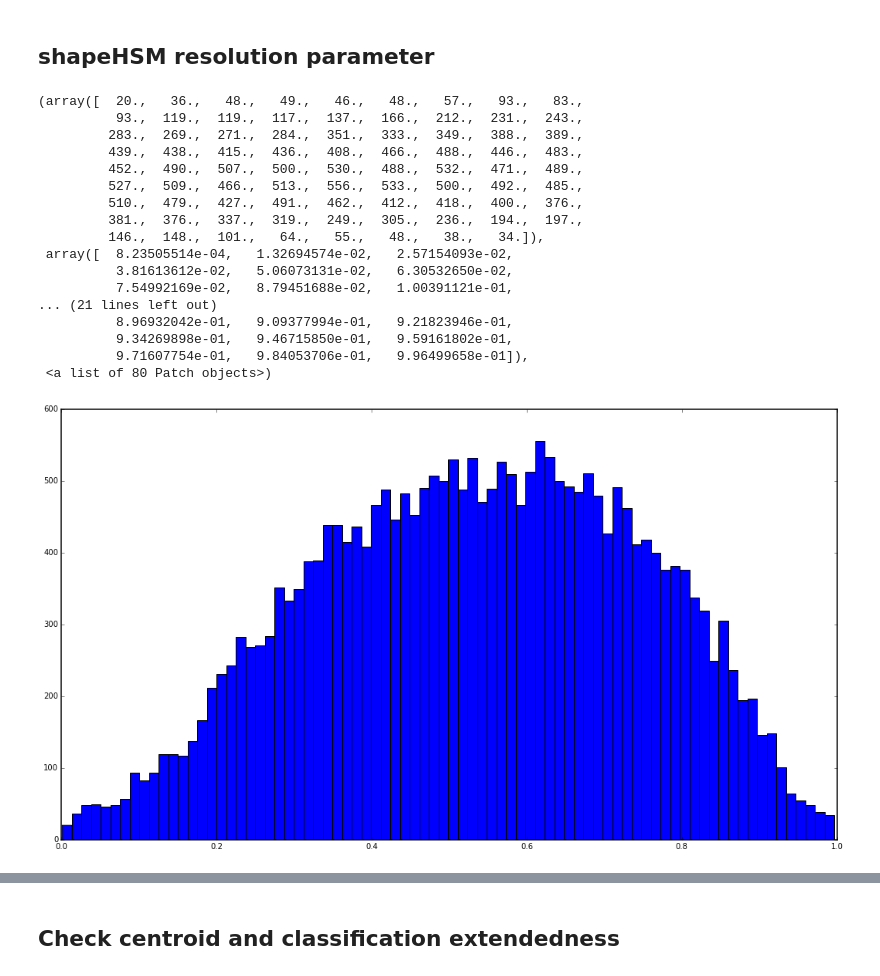
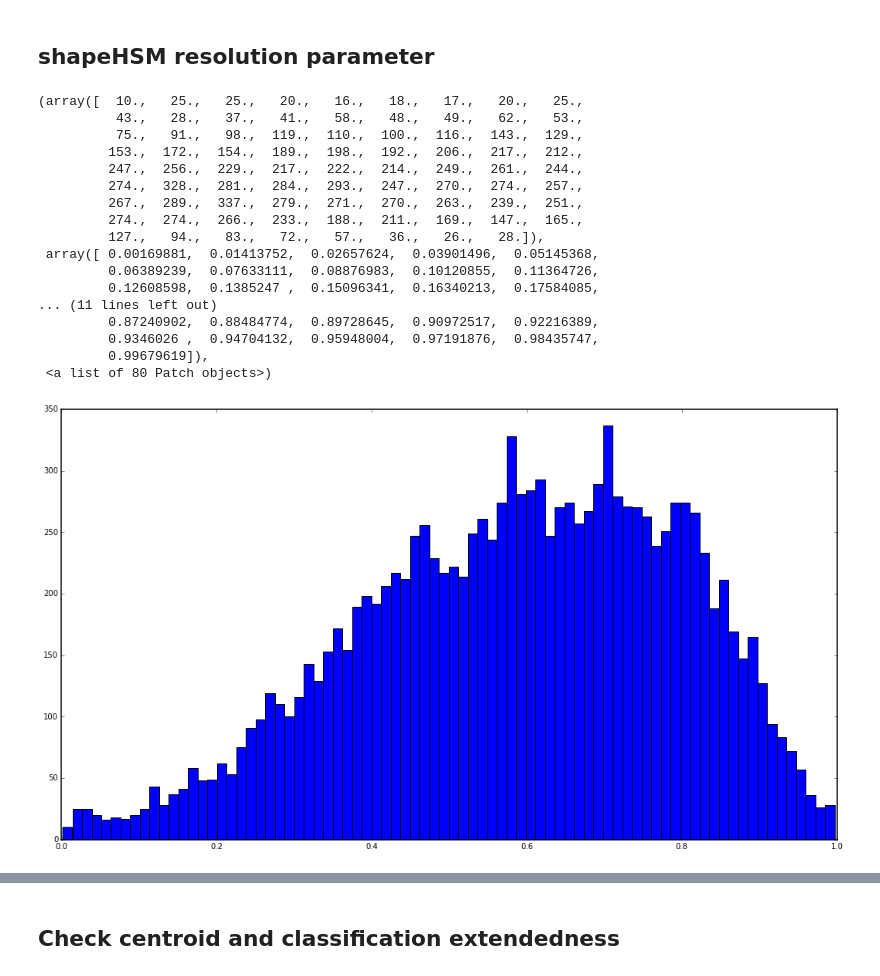
Before and after one commit to lsst-france/LSST_notebooks, a Jupyter notebook: cluster_CL0016.ipynb, the cells around one changed output, grey strips where cells are left out. Saved outputs shown, nothing was run; the diff lists cells and outputs as text; code cells hidden in the pictures.

```diff
--- a/cluster_CL0016.ipynb
+++ b/cluster_CL0016.ipynb
@@ -79,9 +79,12 @@ for i, patch in enumerate(patchList) :
         magI = []
         e1R = []
         e2R = []
+        e1I = []
+        e2I = []
         raSrc = []
         decSrc = []
-        res = []
+        res_i = []
+        res_r = []
         xSrc = []
         ySrc = []
 
@@ -104,7 +107,7 @@ for i, patch in enumerate(patchList) :
         fluxS_i = meas_i[i].get(fluxSigmaKey)
         if flux_r/fluxS_r < 10. or flux_g/fluxS_g < 10. or flux_i/fluxS_i < 10. :
             continue
-        if meas_i[i].get(regaussFlagKey) :
+        if meas_i[i].get(regaussFlagKey) or meas_r[i].get(regaussFlagKey):
             continue
 
         # Need to use a calibobject in order to convert flux to magnitude
@@ -113,9 +116,12 @@ for i, patch in enumerate(patchList) :
         mag_i = calib_i.getMagnitude(flux_i)
 
         # Get ellipticities
-        e1_r = meas_i[i].get(e1Key)
-        e2_r = meas_i[i].get(e2Key)
-        res.append(meas_i[i].get(resKey))
+        e1_i = meas_i[i].get(e1Key)
+        e2_i = meas_i[i].get(e2Key)
+        res_i.append(meas_i[i].get(resKey))
+        e1_r = meas_r[i].get(e1Key)
+        e2_r = meas_r[i].get(e2Key)
+        res_r.append(meas_r[i].get(resKey))
 
         magR.append(mag_r)
         magG.append(mag_g)
@@ -129,6 +135,8 @@ for i, patch in enumerate(patchList) :
         xSrc.append(x)
         ySrc.append(y)
 
+        e1I.append(e1_i)
+        e2I.append(e2_i)
         e1R.append(e1_r)
         e2R.append(e2_r)
 
@@ -265,35 +280,35 @@ ax2.tick_params(labelsize=15)
 # %%
 %matplotlib inline
 import matplotlib
 import matplotlib.pylab as plt
 import numpy as np
 
 font = {'family' : 'serif',
         'color'  : 'darkred',
         'weight' : 'bold',
         'size'   : 25,
         }
 
 plt.rcParams['axes.linewidth'] = 1.5 #set the value globally
 
 fig, (ax0) = plt.subplots(ncols=1, figsize=(18, 10))
-ax0.hist(np.asarray(res)[indx6], bins=80)
+ax0.hist(np.asarray(res_i)[indx6], bins=80)
 # %% [output]
-(array([  20.,   36.,   48.,   49.,   46.,   48.,   57.,   93.,   83.,
-          93.,  119.,  119.,  117.,  137.,  166.,  212.,  231.,  243.,
-         283.,  269.,  271.,  284.,  351.,  333.,  349.,  388.,  389.,
-         439.,  438.,  415.,  436.,  408.,  466.,  488.,  446.,  483.,
-         452.,  490.,  507.,  500.,  530.,  488.,  532.,  471.,  489.,
-         527.,  509.,  466.,  513.,  556.,  533.,  500.,  492.,  485.,
-         510.,  479.,  427.,  491.,  462.,  412.,  418.,  400.,  376.,
-         381.,  376.,  337.,  319.,  249.,  305.,  236.,  194.,  197.,
-         146.,  148.,  101.,   64.,   55.,   48.,   38.,   34.]),
- array([  8.23505514e-04,   1.32694574e-02,   2.57154093e-02,
-          3.81613612e-02,   5.06073131e-02,   6.30532650e-02,
-          7.54992169e-02,   8.79451688e-02,   1.00391121e-01,
-... (21 lines left out)
-          8.96932042e-01,   9.09377994e-01,   9.21823946e-01,
-          9.34269898e-01,   9.46715850e-01,   9.59161802e-01,
-          9.71607754e-01,   9.84053706e-01,   9.96499658e-01]),
+(array([  10.,   25.,   25.,   20.,   16.,   18.,   17.,   20.,   25.,
+          43.,   28.,   37.,   41.,   58.,   48.,   49.,   62.,   53.,
+          75.,   91.,   98.,  119.,  110.,  100.,  116.,  143.,  129.,
+         153.,  172.,  154.,  189.,  198.,  192.,  206.,  217.,  212.,
+         247.,  256.,  229.,  217.,  222.,  214.,  249.,  261.,  244.,
+         274.,  328.,  281.,  284.,  293.,  247.,  270.,  274.,  257.,
+         267.,  289.,  337.,  279.,  271.,  270.,  263.,  239.,  251.,
+         274.,  274.,  266.,  233.,  188.,  211.,  169.,  147.,  165.,
+         127.,   94.,   83.,   72.,   57.,   36.,   26.,   28.]),
+ array([ 0.00169881,  0.01413752,  0.02657624,  0.03901496,  0.05145368,
+         0.06389239,  0.07633111,  0.08876983,  0.10120855,  0.11364726,
+         0.12608598,  0.1385247 ,  0.15096341,  0.16340213,  0.17584085,
+... (11 lines left out)
+         0.87240902,  0.88484774,  0.89728645,  0.90972517,  0.92216389,
+         0.9346026 ,  0.94704132,  0.95948004,  0.97191876,  0.98435747,
+         0.99679619]),
  <a list of 80 Patch objects>)
-[figure, old version]
+[figure, new version]
```
Also changed, not shown: parts of 12 cells of this notebook.
